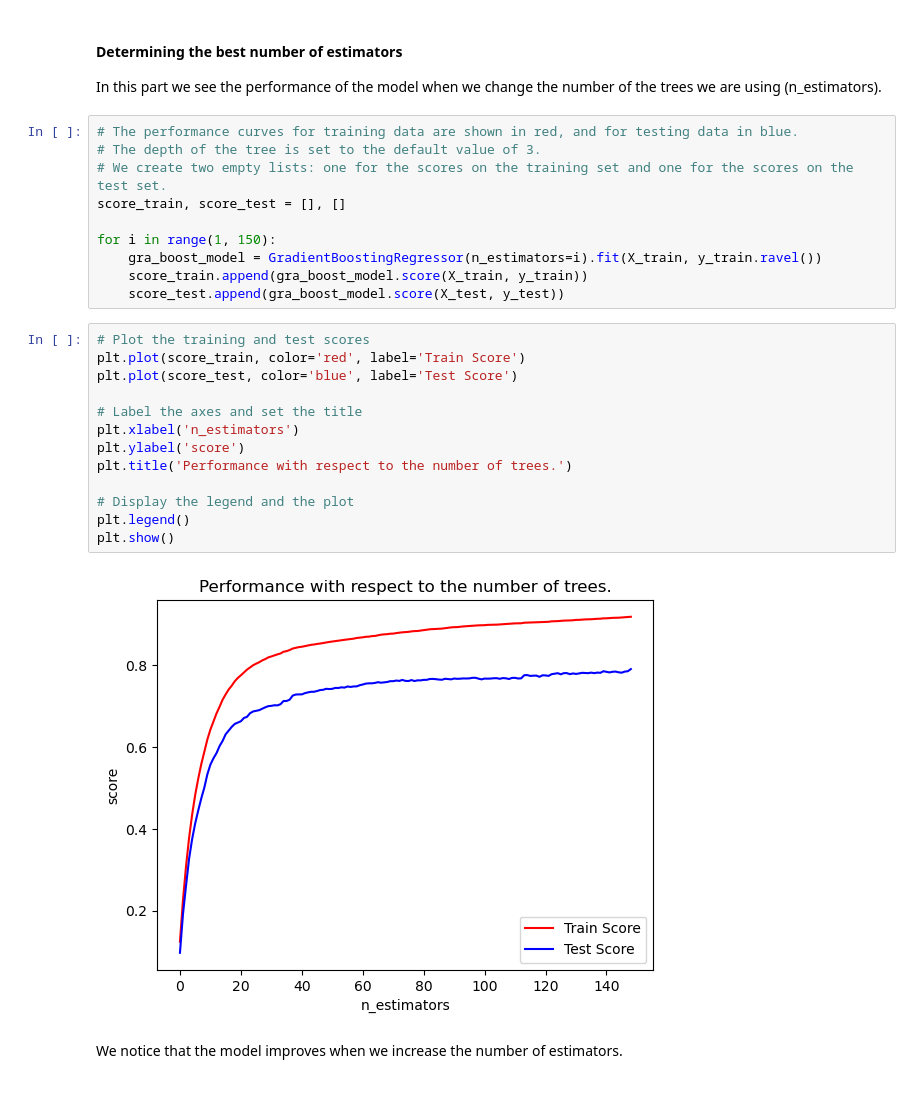
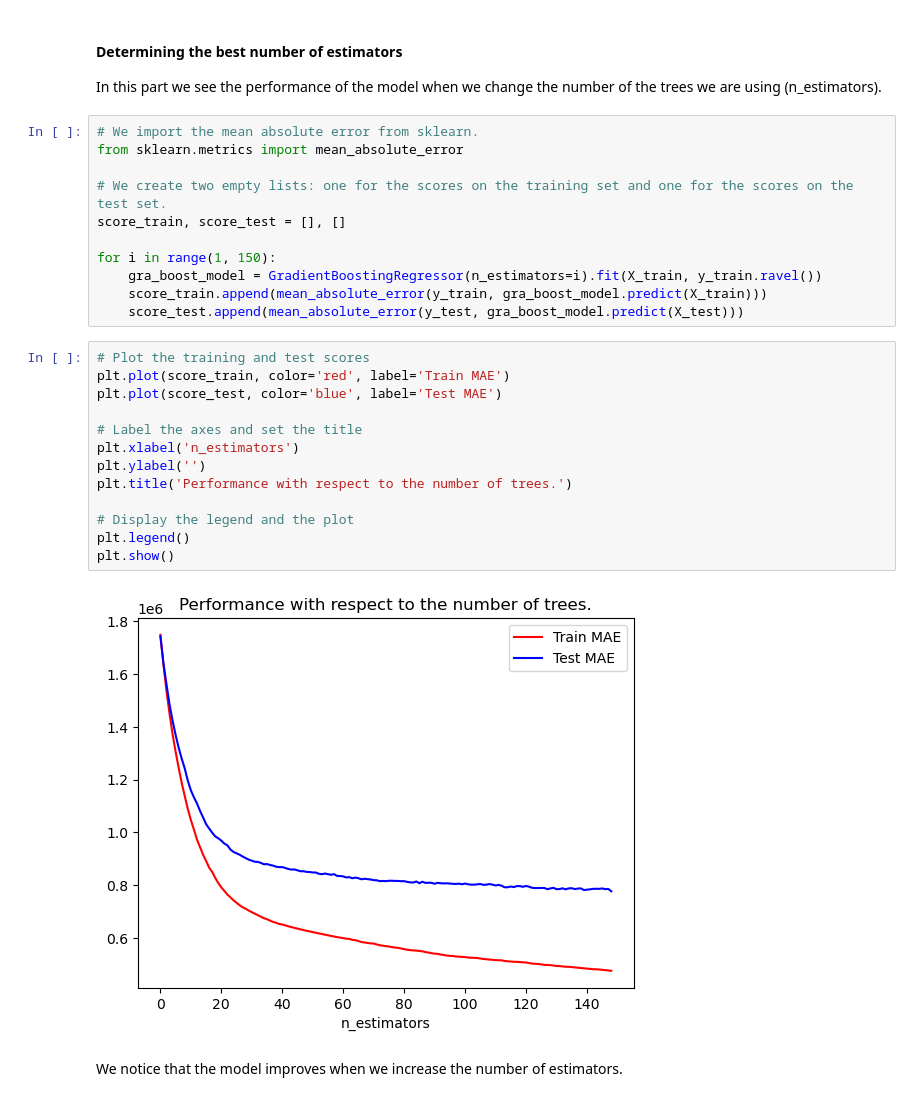
Before and after one commit to Rachadja/house_pricing, a Jupyter notebook: notebook.ipynb, the cells around one changed output. Cells and saved outputs as stored; diff of their text form.

```diff
--- a/notebook.ipynb
+++ b/notebook.ipynb
@@ -391,30 +391,31 @@ print(f' The score on the train set is {gra_boost_model.score(X_train,y_train)},
  #### Determining the best number of estimators
  In this part we see the performance of the model when we change the number of the trees we are using (n_estimators).
 # %%
-# The performance curves for training data are shown in red, and for testing data in blue.
-# The depth of the tree is set to the default value of 3.
+# We import the mean absolute error from sklearn.
+from sklearn.metrics import mean_absolute_error
+
 # We create two empty lists: one for the scores on the training set and one for the scores on the test set.
 score_train, score_test = [], []
 
 for i in range(1, 150):
     gra_boost_model = GradientBoostingRegressor(n_estimators=i).fit(X_train, y_train.ravel())
-    score_train.append(gra_boost_model.score(X_train, y_train))
-    score_test.append(gra_boost_model.score(X_test, y_test))
+    score_train.append(mean_absolute_error(y_train, gra_boost_model.predict(X_train)))
+    score_test.append(mean_absolute_error(y_test, gra_boost_model.predict(X_test)))
 # %%
 # Plot the training and test scores
-plt.plot(score_train, color='red', label='Train Score')
-plt.plot(score_test, color='blue', label='Test Score')
+plt.plot(score_train, color='red', label='Train MAE')
+plt.plot(score_test, color='blue', label='Test MAE')
 
 # Label the axes and set the title
 plt.xlabel('n_estimators')
-plt.ylabel('score')
+plt.ylabel('')
 plt.title('Performance with respect to the number of trees.')
 
 # Display the legend and the plot
 plt.legend()
 plt.show()
 # %% [output]
-[figure, old version]
+[figure, new version]
 # %% [markdown]
 We notice that the model improves when we increase the number of estimators.
 # %% [markdown]
```
Also changed, not shown: parts of 5 cells of this notebook.
